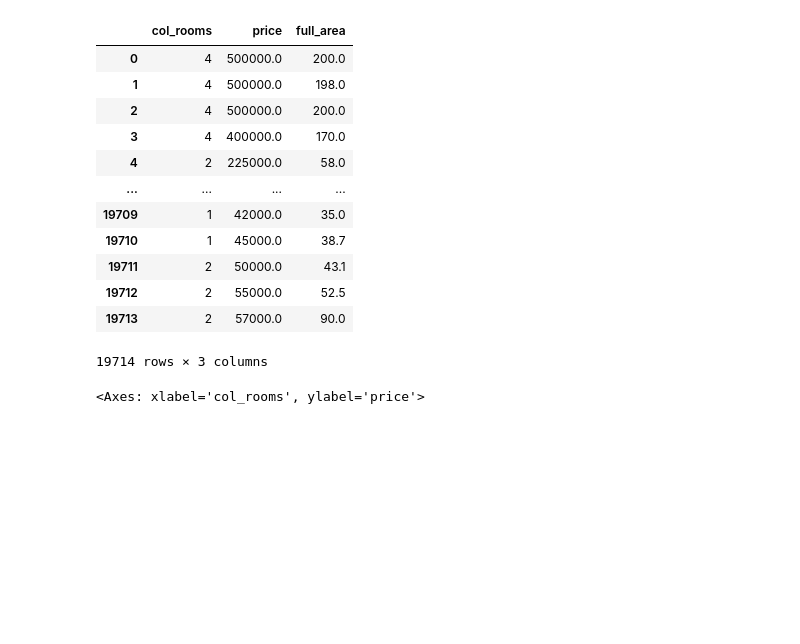
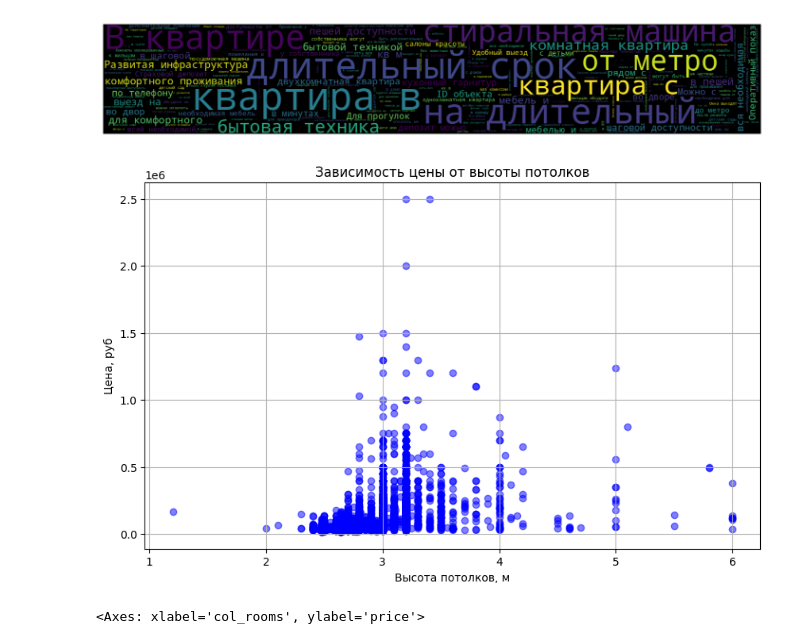
Before and after one commit to romnatall/real_estate_EDA, a Jupyter notebook: EDA.ipynb, the cells around one changed output. Saved outputs shown, nothing was run; the diff lists cells and outputs as text; code cells hidden in the pictures; blank space fills up the shorter version.

```diff
--- a/EDA.ipynb
+++ b/EDA.ipynb
@@ -68,19 +47,38 @@ cdata
-# %%
-cdata
-# %% [output]
-|  | col_rooms | price | full_area |
-| 0 | 4 | 500000.0 | 200.0 |
-| 1 | 4 | 500000.0 | 198.0 |
-| 2 | 4 | 500000.0 | 200.0 |
-| 3 | 4 | 400000.0 | 170.0 |
-| 4 | 2 | 225000.0 | 58.0 |
-| ... | ... | ... | ... |
-| 19709 | 1 | 42000.0 | 35.0 |
-| 19710 | 1 | 45000.0 | 38.7 |
-| 19711 | 2 | 50000.0 | 43.1 |
-| 19712 | 2 | 55000.0 | 52.5 |
-| 19713 | 2 | 57000.0 | 90.0 |
-19714 rows × 3 columns
+# %%
+from wordcloud import WordCloud
+import matplotlib.pyplot as plt
+
+def generate_wordcloud(text):
+    # Генерация облака слов
+    wordcloud = WordCloud(width=1200, height=200, random_state=21, max_font_size=70).generate(text)
+
+    # Визуализация облака слов
+    plt.figure(figsize=(12, 2),dpi=150)
+    plt.imshow(wordcloud, interpolation="bilinear")
+    plt.axis('off')
+    plt.show()
+
+# Пример использования
+
+generate_wordcloud(''.join(data['Описание']))
+# %% [output]
+[figure, added]
+# %%
+import matplotlib.pyplot as plt
+d=cdata[cdata['ceiling_height']<9]
+heights = d['ceiling_height']
+prices = d['price']
+
+# Построим график
+plt.figure(figsize=(10, 6))
+plt.scatter(heights, prices, alpha=0.5, color='blue')
+plt.title('Зависимость цены от высоты потолков')
+plt.xlabel('Высота потолков, м')
+plt.ylabel('Цена, руб')
+plt.grid(True)
+plt.show()
+# %% [output]
+[figure, added]
 # %%
 import seaborn as sns
 import matplotlib.pyplot as plt
```
Also changed, not shown: parts of 9 cells of this notebook, 6 other files.
